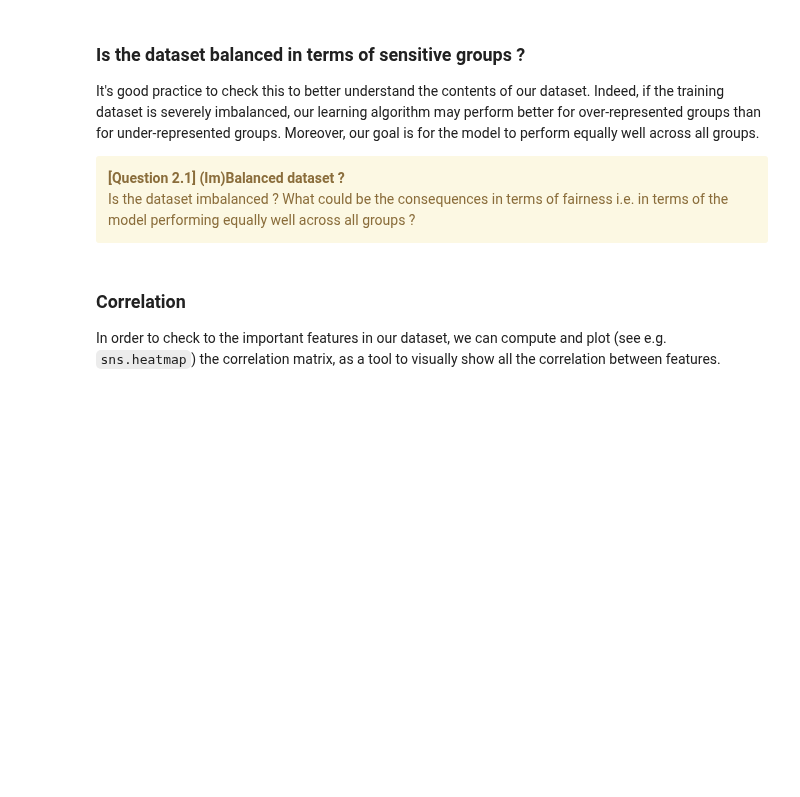
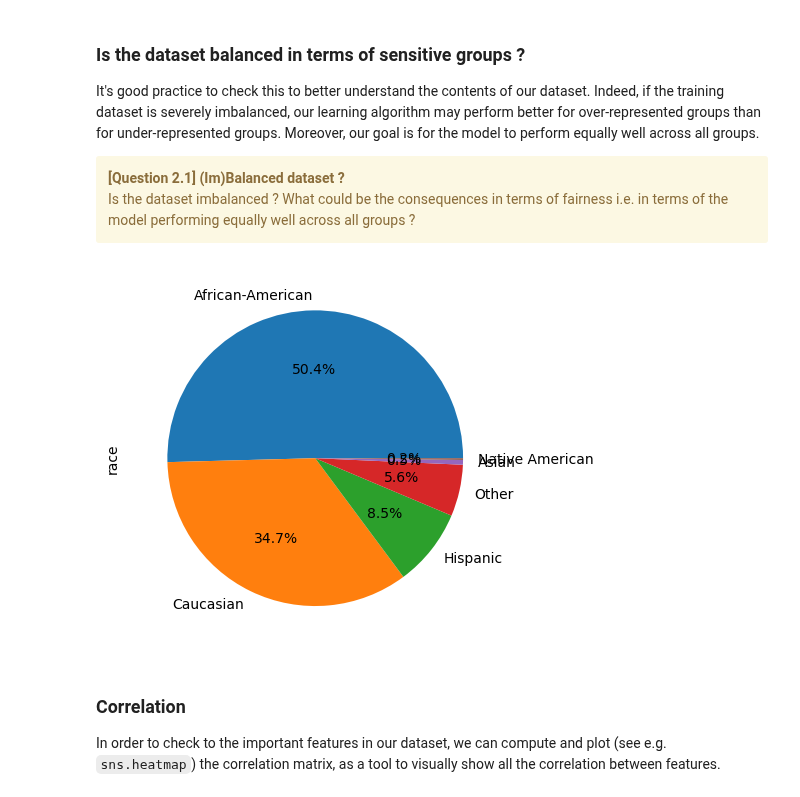
Before and after one commit to bolclaire/LEPL1109, a Jupyter notebook: Hackaton3/H3-Clustering-Student.ipynb, the cells around one changed output. Drawn from its saved outputs; the diff is of its cells as text; code cells hidden in the pictures; blank space fills up the shorter version.

```diff
--- a/Hackaton3/H3-Clustering-Student.ipynb
+++ b/Hackaton3/H3-Clustering-Student.ipynb
@@ -267,11 +285,13 @@ columns_to_keep = [
 columns_to_remove = [
     "name", "first", "last", "compas_screening_date", "dob", "age_cat",
     "decile_score", "c_case_number", "c_days_from_compas", "c_charge_desc",
-    "r_case_number", "r_charge_desc", "is_violent_recid", "type_of_assessment"
+    "r_case_number", "r_charge_degree","r_days_from_arrest", "r_offense_date",
+    "r_charge_desc", "r_jail_in", "r_jail_out", "vr_case_number", "vr_charge_degree",
+    "vr_offense_date", "vr_charge_desc", "type_of_assessment", "violent_recid", "priors_count.1"
 ]
 
 # Suppression des colonnes
-df = df.drop(columns=columns_to_remove, errors='ignore')
+df = df.drop(columns=columns_to_remove)
 
 # Vérification de la structure du DataFrame après suppression
 print(df.info())
@@ -377,12 +522,11 @@ To check if your learning techniques are unfair to particular subgroups of these
 CELL N°1.5 : SENSITIVE FEATURES
 
 @pre:  A pandas.DataFrame `df` containing the dataset with sensitive features
-@post: A pandas.DataFrame `df` containing the dataset without sensitive features and separate numpy arrays for each sensitive feature
+@post: A pandas.DataFrame `df` containing the dataset without sensitive features and separate numpy arrays for each sensitive feature (race and sex)
 as well as the true label array `y`.
 """
 
 # Use the dictionaries below to encode numerically the sensitive features.
-race = ...
 race_map = {
     "African-American": 0,
     "Caucasian": 1,
@@ -391,10 +535,16 @@ race_map = {
     "Hispanic": 4,
     "Native American": 5,
 }
+race = np.array([race_map[r] for r in df['race']])
+df = df.drop(columns=['race'])
 
 sex_map = {"Male": 0, "Female": 1}
+sex = np.array([sex_map[s] for s in df['sex']])
+df = df.drop(columns=['sex'])
 
 # As you approach the last step of the preprocessing, you should also store the target variable and remove it from the dataframe.
 # It is good practice to remove it just before the scaling so that its dimension corresponds to the number of data points in `df`.
 y = df["two_year_recid"].astype(float).values
-df.drop(columns=["two_year_recid"])
+df = df.drop(columns=["two_year_recid"])
+
+df
@@ -415,16 +579,28 @@ Be careful to use the same formula as us, check in `scikit-learn` and check the
 """
 CELL N°1.6 : SCALE THE DATASET
 
-@pre:  A pandas.DataFrame `df` containing the dataset
-@post: A pandas.DataFrame `df` containing the standardized dataset
+@pre:  A pandas.DataFrame df containing the dataset
+@post: A pandas.DataFrame df containing the standardized dataset
 """
 
 
+from sklearn.preprocessing import StandardScaler
+
 def scale_dataset(df):
-    # Modify here...
+    # Sélectionner les colonnes numériques du dataframe
+    numeric_columns = df.select_dtypes(include=['float64', 'int64']).columns
+
+    # Initialiser le scaler
+    scaler = StandardScaler()
+
+    # Appliquer le scaler sur les colonnes numériques
+    df[numeric_columns] = scaler.fit_transform(df[numeric_columns])
+
     return df
 
+# Appliquer la mise à l'échelle
+X = scale_dataset(df)
 
-X = scale_dataset(df)
+# Afficher des informations après la normalisation
 X.info()
 X.describe()
@@ -445,16 +648,24 @@ Is the dataset imbalanced ? What could be the consequences in terms of fairness
 # %%
 """
 CELL N°2.1.1: (Im)Balanced dataset ?
 
 @pre:  A pandas.DataFrame `X` containing the dataset
 @post: A pie chart plot representing the repartition of race groups in the dataset.
 """
 
 # As the race group was previously removed, we can temporarily add it back, using the following map.
 race_reverse_map = {v: k for k, v in race_map.items()}
 
+# Temporarily add the race group to the X dataframe
+X['race'] = [race_reverse_map[r] for r in race]
 
-X = X.drop(columns=["race"])  # Remove the race group again after doing the plot.
+# Plotting the pie chart
+X['race'].value_counts().plot(kind='pie', autopct='%1.1f%%')
+
+# Removing the race group again after doing the plot
+X = X.drop(columns=["race"])
+# %% [output]
+[figure, added]
 # %% [markdown]
 ### Correlation
 In order to check to the important features in our dataset, we can compute and plot (see e.g. `sns.heatmap`) the correlation matrix, as a tool to visually show all the correlation between features.
```
Also changed, not shown: parts of 16 cells of this notebook.
